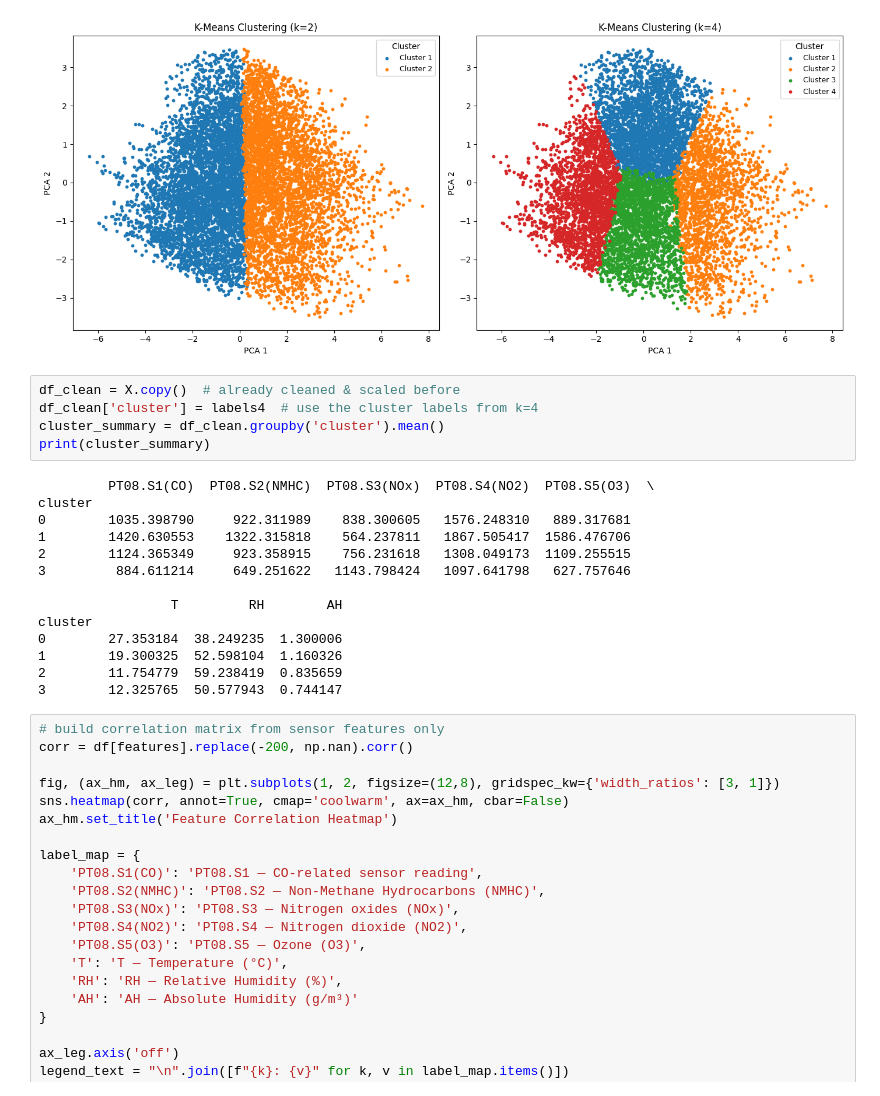
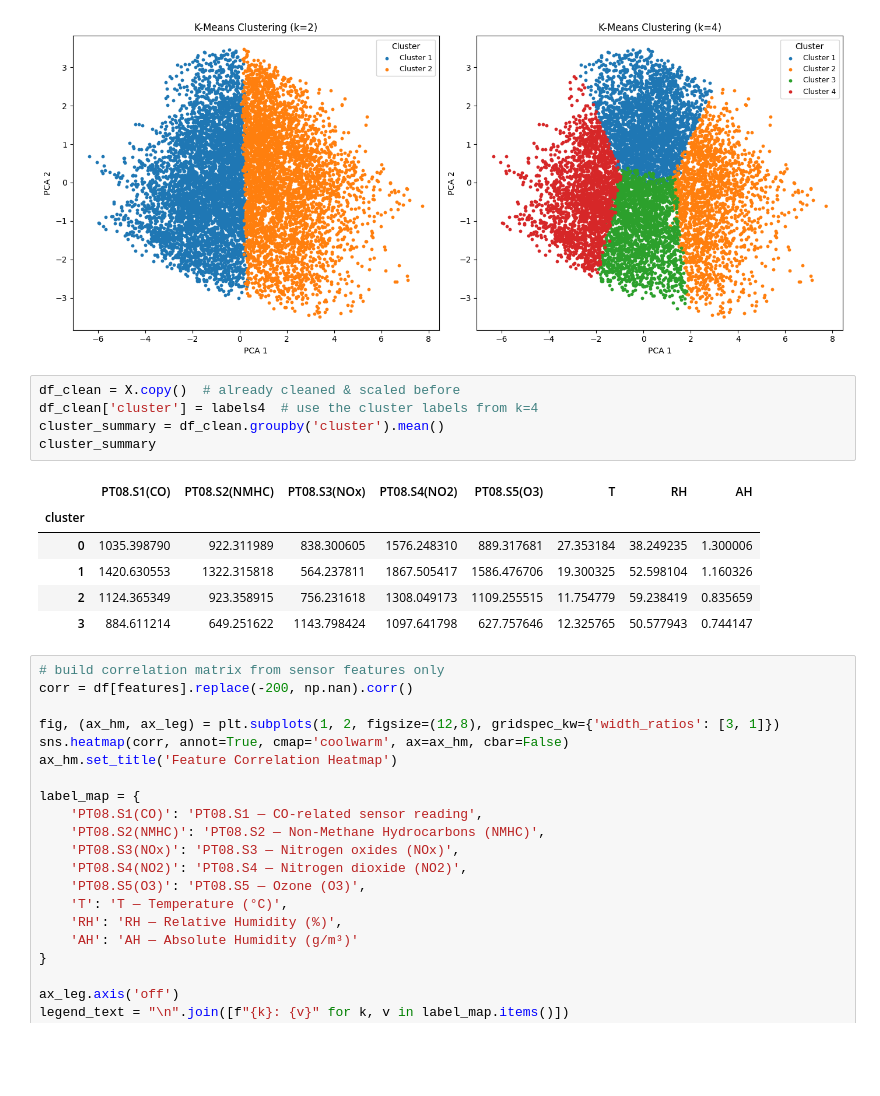
Before and after one commit to Gianluca-Coppola/Clustering, a Jupyter notebook: air_quality_clustering.ipynb, the cells around one changed output. Cells and saved outputs as stored; diff of their text form; blank space fills up the shorter version.

```diff
--- a/air_quality_clustering.ipynb
+++ b/air_quality_clustering.ipynb
@@ -159,22 +166,15 @@ plt.show()
 # %%
 df_clean = X.copy()  # already cleaned & scaled before
 df_clean['cluster'] = labels4  # use the cluster labels from k=4
 cluster_summary = df_clean.groupby('cluster').mean()
-print(cluster_summary)
+cluster_summary
 # %% [output]
-         PT08.S1(CO)  PT08.S2(NMHC)  PT08.S3(NOx)  PT08.S4(NO2)  PT08.S5(O3)  \
-cluster
-0        1035.398790     922.311989    838.300605   1576.248310   889.317681
-1        1420.630553    1322.315818    564.237811   1867.505417  1586.476706
-2        1124.365349     923.358915    756.231618   1308.049173  1109.255515
-3         884.611214     649.251622   1143.798424   1097.641798   627.757646
-
-                 T         RH        AH
-cluster
-0        27.353184  38.249235  1.300006
-1        19.300325  52.598104  1.160326
-2        11.754779  59.238419  0.835659
-3        12.325765  50.577943  0.744147
+|  | PT08.S1(CO) | PT08.S2(NMHC) | PT08.S3(NOx) | PT08.S4(NO2) | PT08.S5(O3) | T | RH | AH |
+| cluster |  |  |  |  |  |  |  |  |
+| 0 | 1035.398790 | 922.311989 | 838.300605 | 1576.248310 | 889.317681 | 27.353184 | 38.249235 | 1.300006 |
+| 1 | 1420.630553 | 1322.315818 | 564.237811 | 1867.505417 | 1586.476706 | 19.300325 | 52.598104 | 1.160326 |
+| 2 | 1124.365349 | 923.358915 | 756.231618 | 1308.049173 | 1109.255515 | 11.754779 | 59.238419 | 0.835659 |
+| 3 | 884.611214 | 649.251622 | 1143.798424 | 1097.641798 | 627.757646 | 12.325765 | 50.577943 | 0.744147 |
 # %%
 # build correlation matrix from sensor features only
 corr = df[features].replace(-200, np.nan).corr()
```
Also changed, not shown: parts of 2 cells of this notebook.
